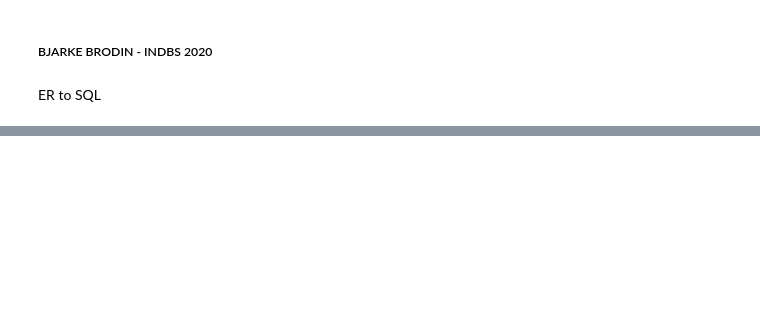
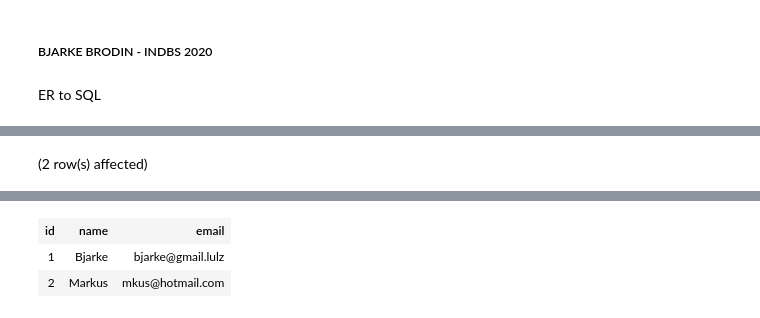
Before and after one commit to bjarkebrodin/Notes, a Jupyter notebook: INDBS/Weekly/w1/w1.ipynb, the cells around one changed output, grey strips where cells are left out. Drawn from its saved outputs; the diff is of its cells as text; code cells hidden in the pictures; blank space fills up the shorter version.

```diff
--- a/INDBS/Weekly/w1/w1.ipynb
+++ b/INDBS/Weekly/w1/w1.ipynb
@@ -61,0 +78,4 @@ select 'hey';
+# %%
+select * from player;
+# %% [output]
+(2 row(s) affected)
@@ -61,0 +83,3 @@ select 'hey';
+| id | name | email |
+| 1 | Bjarke | bjarke@gmail.lulz |
+| 2 | Markus | mkus@hotmail.com |
```
Also changed, not shown: parts of 4 cells of this notebook, 1 other file.
